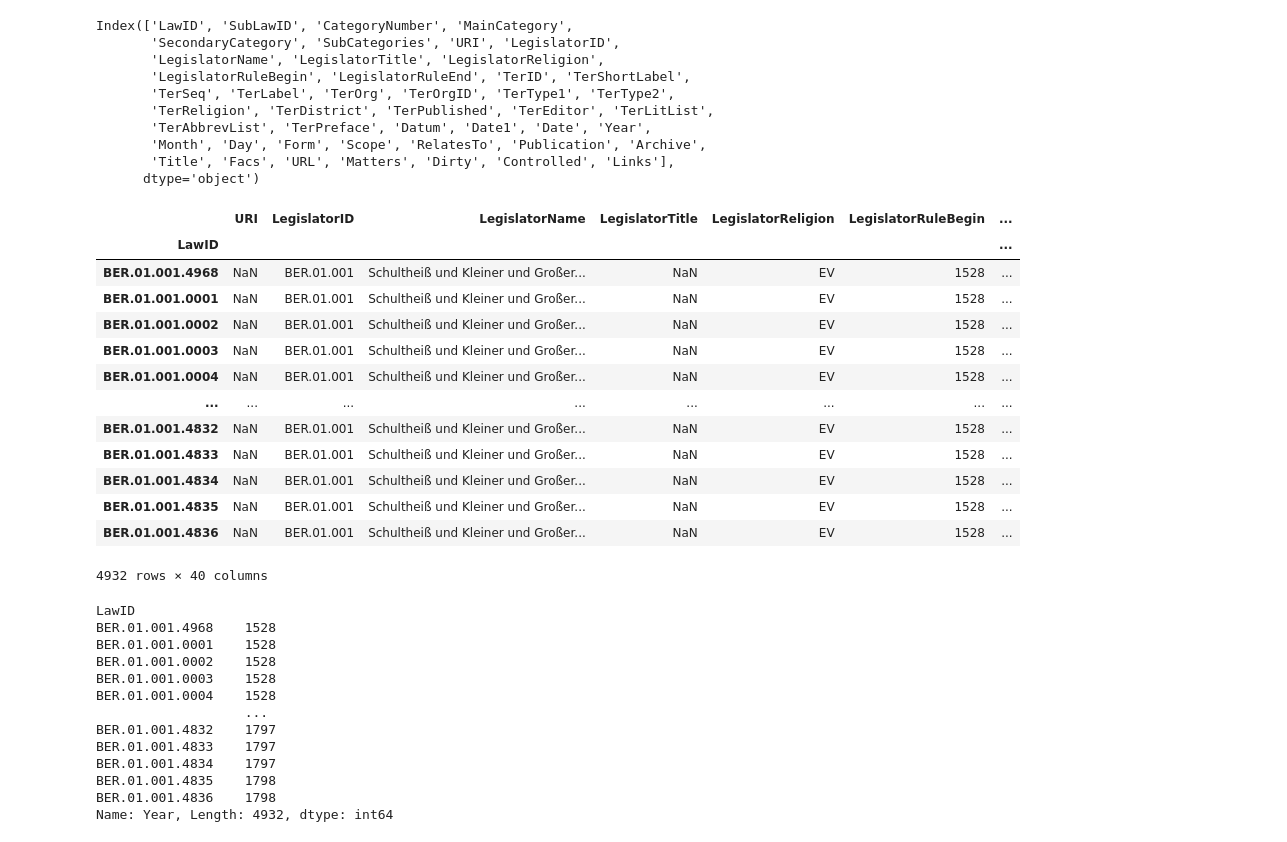
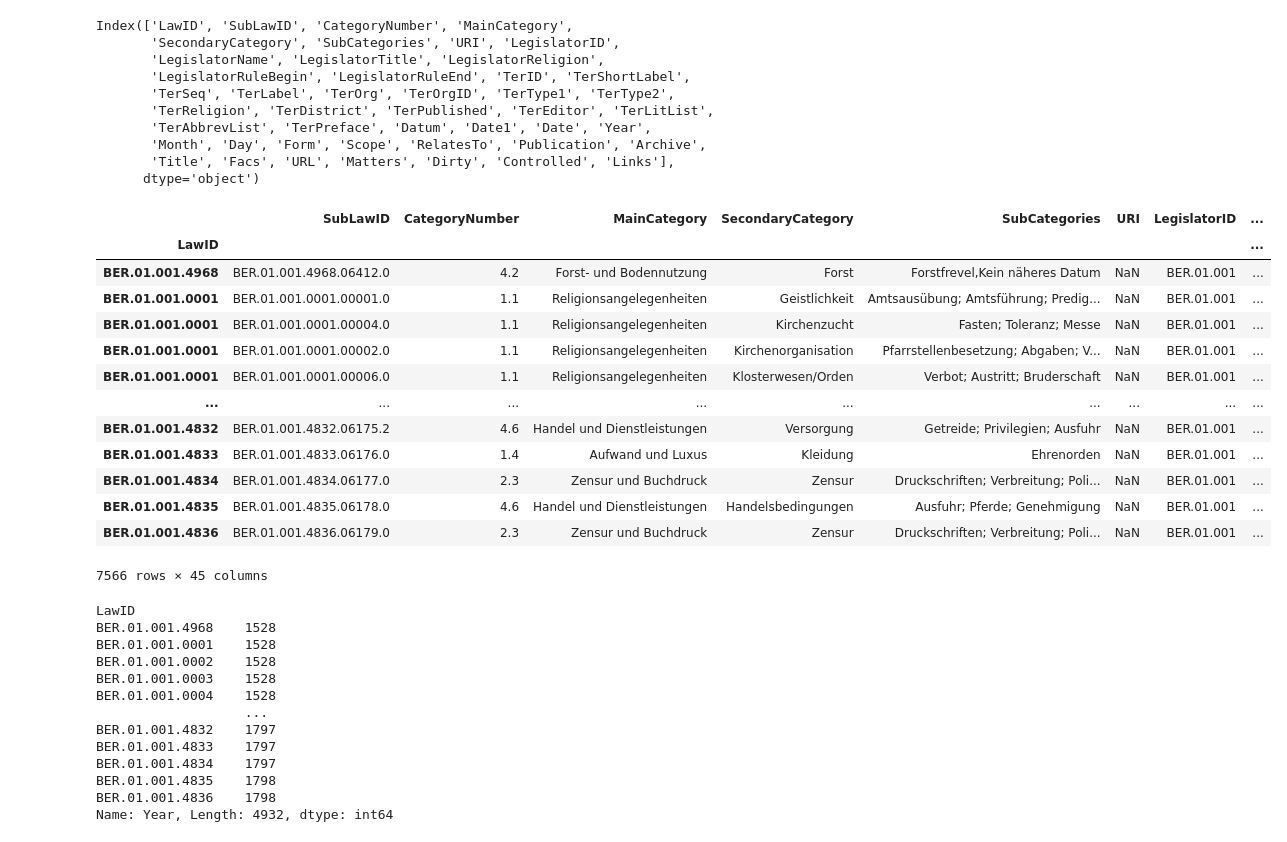
Before and after one commit to CARomein/AGOT, a Jupyter notebook: bern_annotated.ipynb, the cells around one changed output. Drawn from its saved outputs; the diff is of its cells as text; code cells hidden in the pictures.

```diff
--- a/bern_annotated.ipynb
+++ b/bern_annotated.ipynb
@@ -85,24 +127,24 @@ Index(['LawID', 'SubLawID', 'CategoryNumber', 'MainCategory',
 # I want to create line-graphs that show the different topics within "1" (public order) or "2" (social order)
 # Aim: to show the development over time of these topics.
 # %%
-df = pd.read_csv('policey_bern.csv', index_col=0)
+df = pd.read_csv('bern_matters_expanded.csv', index_col=0)
 #the index_col parameter to select the first column of data as the index
 df
 # %% [output]
-|  | URI | LegislatorID | LegislatorName | LegislatorTitle | LegislatorReligion | LegislatorRuleBegin | ... |
-| LawID |  |  |  |  |  |  | ... |
-| BER.01.001.4968 | NaN | BER.01.001 | Schultheiß und Kleiner und Großer... | NaN | EV | 1528 | ... |
-| BER.01.001.0001 | NaN | BER.01.001 | Schultheiß und Kleiner und Großer... | NaN | EV | 1528 | ... |
-| BER.01.001.0002 | NaN | BER.01.001 | Schultheiß und Kleiner und Großer... | NaN | EV | 1528 | ... |
-| BER.01.001.0003 | NaN | BER.01.001 | Schultheiß und Kleiner und Großer... | NaN | EV | 1528 | ... |
-| BER.01.001.0004 | NaN | BER.01.001 | Schultheiß und Kleiner und Großer... | NaN | EV | 1528 | ... |
-| ... | ... | ... | ... | ... | ... | ... | ... |
-| BER.01.001.4832 | NaN | BER.01.001 | Schultheiß und Kleiner und Großer... | NaN | EV | 1528 | ... |
-| BER.01.001.4833 | NaN | BER.01.001 | Schultheiß und Kleiner und Großer... | NaN | EV | 1528 | ... |
-| BER.01.001.4834 | NaN | BER.01.001 | Schultheiß und Kleiner und Großer... | NaN | EV | 1528 | ... |
-| BER.01.001.4835 | NaN | BER.01.001 | Schultheiß und Kleiner und Großer... | NaN | EV | 1528 | ... |
-| BER.01.001.4836 | NaN | BER.01.001 | Schultheiß und Kleiner und Großer... | NaN | EV | 1528 | ... |
+|  | SubLawID | CategoryNumber | MainCategory | SecondaryCategory | SubCategories | URI | LegislatorID | ... |
+| LawID |  |  |  |  |  |  |  | ... |
+| BER.01.001.4968 | BER.01.001.4968.06412.0 | 4.2 | Forst- und Bodennutzung | Forst | Forstfrevel,Kein näheres Datum | NaN | BER.01.001 | ... |
+| BER.01.001.0001 | BER.01.001.0001.00001.0 | 1.1 | Religionsangelegenheiten | Geistlichkeit | Amtsausübung; Amtsführung; Predig... | NaN | BER.01.001 | ... |
+| BER.01.001.0001 | BER.01.001.0001.00004.0 | 1.1 | Religionsangelegenheiten | Kirchenzucht | Fasten; Toleranz; Messe | NaN | BER.01.001 | ... |
+| BER.01.001.0001 | BER.01.001.0001.00002.0 | 1.1 | Religionsangelegenheiten | Kirchenorganisation | Pfarrstellenbesetzung; Abgaben; V... | NaN | BER.01.001 | ... |
+| BER.01.001.0001 | BER.01.001.0001.00006.0 | 1.1 | Religionsangelegenheiten | Klosterwesen/Orden | Verbot; Austritt; Bruderschaft | NaN | BER.01.001 | ... |
+| ... | ... | ... | ... | ... | ... | ... | ... | ... |
+| BER.01.001.4832 | BER.01.001.4832.06175.2 | 4.6 | Handel und Dienstleistungen | Versorgung | Getreide; Privilegien; Ausfuhr | NaN | BER.01.001 | ... |
+| BER.01.001.4833 | BER.01.001.4833.06176.0 | 1.4 | Aufwand und Luxus | Kleidung | Ehrenorden | NaN | BER.01.001 | ... |
+| BER.01.001.4834 | BER.01.001.4834.06177.0 | 2.3 | Zensur und Buchdruck | Zensur | Druckschriften; Verbreitung; Poli... | NaN | BER.01.001 | ... |
+| BER.01.001.4835 | BER.01.001.4835.06178.0 | 4.6 | Handel und Dienstleistungen | Handelsbedingungen | Ausfuhr; Pferde; Genehmigung | NaN | BER.01.001 | ... |
+| BER.01.001.4836 | BER.01.001.4836.06179.0 | 2.3 | Zensur und Buchdruck | Zensur | Druckschriften; Verbreitung; Poli... | NaN | BER.01.001 | ... |
-4932 rows × 40 columns
+7566 rows × 45 columns
 # %%
 df ['Year']
 # %% [output]
```
Also changed, not shown: parts of 16 cells of this notebook.
